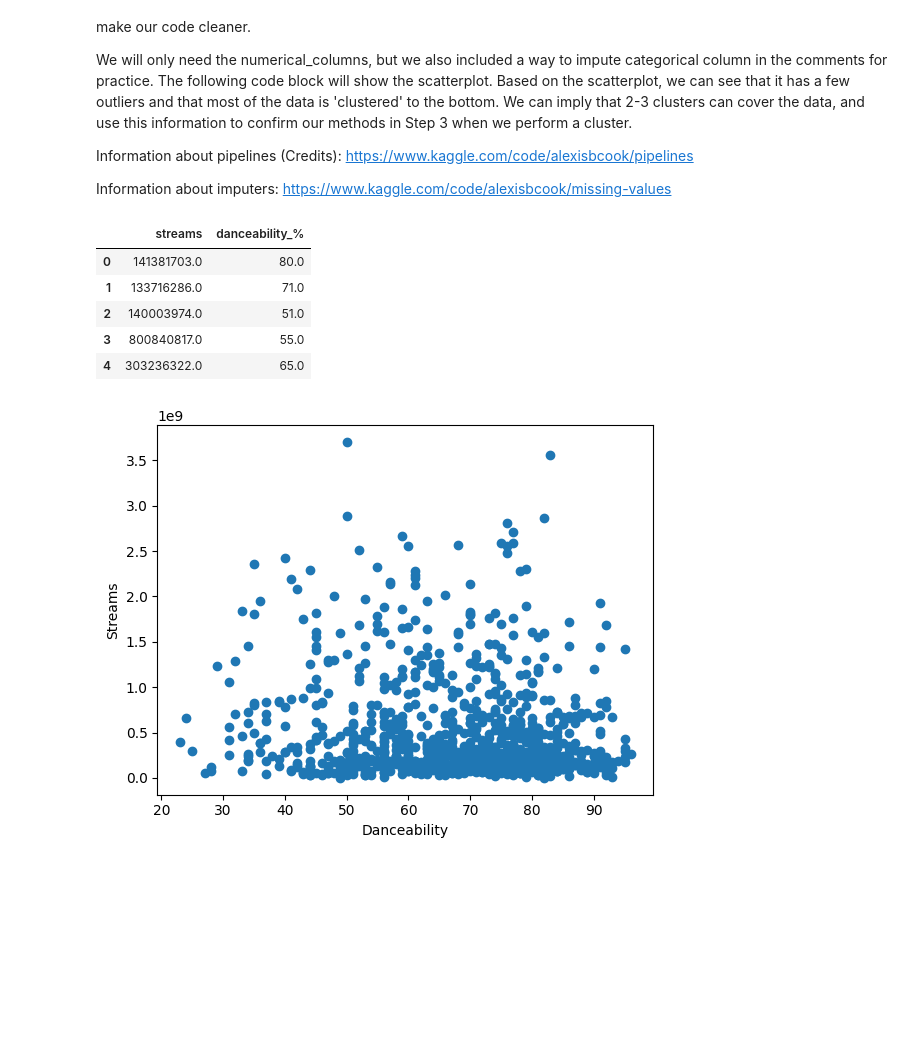
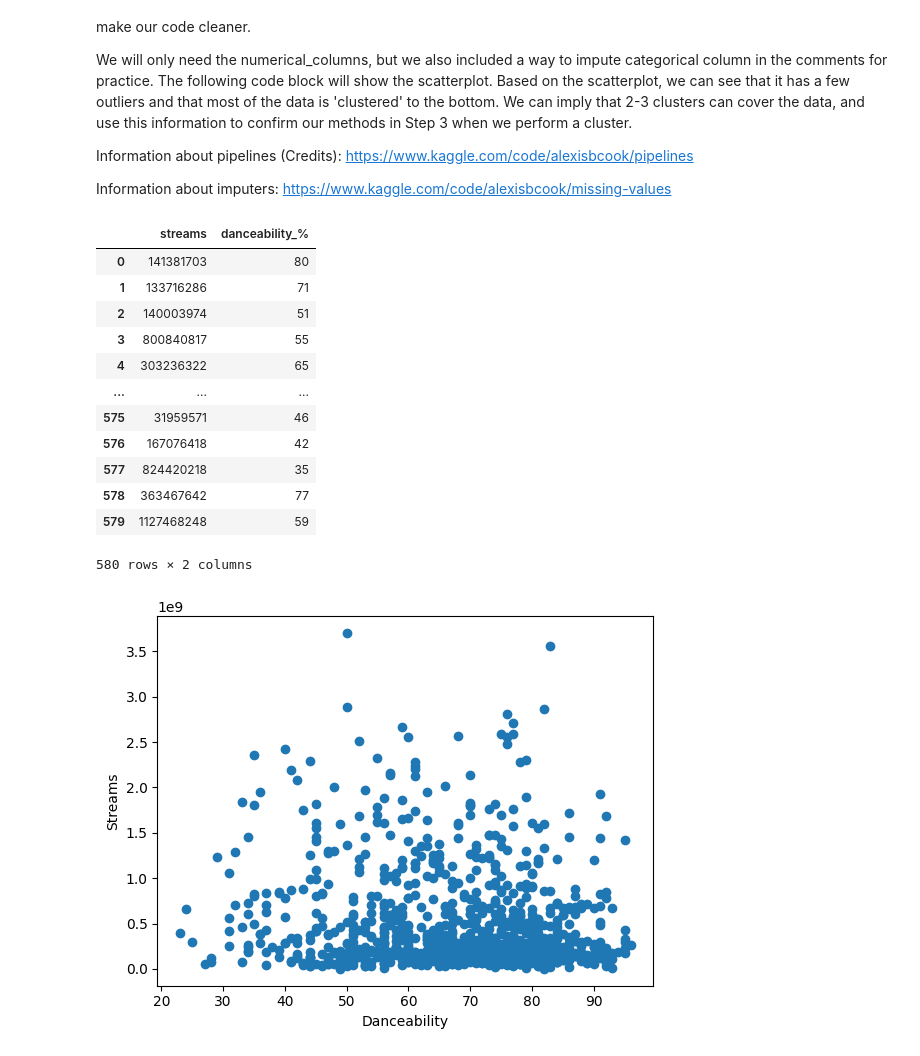
Before and after one commit to CIC-Research/Data-Science-Project, a Jupyter notebook: main.ipynb, the cells around one changed output. Saved outputs shown, nothing was run; the diff lists cells and outputs as text; code cells hidden in the pictures; blank space fills up the shorter version.

Commit message:
attempted KNN for classification, turned Dataframe floats into Integers, discrete values for classification

```diff
--- a/main.ipynb
+++ b/main.ipynb
@@ -31,6 +31,7 @@ Information about pipelines (Credits): https://www.kaggle.com/code/alexisbcook/p
 
 Information about imputers: https://www.kaggle.com/code/alexisbcook/missing-values
 # %%
+import numpy as np
 from sklearn.pipeline import Pipeline
 from sklearn.impute import SimpleImputer
 from sklearn.compose import ColumnTransformer
@@ -43,38 +44,47 @@ categorical_columns = ['key']
 numerical_transformer = Pipeline(steps=[
     ('imputer', SimpleImputer(strategy='mean'))
 ])
 
 #pipeline set for imputation strategy, the strategy is set to fill in the most frequent string in every missing categorical value
 # categorical_transformer = Pipeline(steps=[
 #     ('imputer', SimpleImputer(strategy='most_frequent'))
 # ])
 
 #organizes preprocessing for next step, determines which transformers to apply for numerical/categorical
 preprocessor = ColumnTransformer(transformers=[
     ('numerical', numerical_transformer, numerical_columns)
    #, ('categorical', categorical_transformer, categorical_columns)
 ])
 
 #sets up next steps for it to preprocessed later, creates pipeline
 pipeline = Pipeline(steps=[
     ('preprocessor', preprocessor)
 ])
 
 #initiates algorithms for imputation on Spotify_data
 Spotify_Pipeline_Data = pipeline.fit_transform(Spotify_Data)
 
 #transforms data into a dataframe using panda
 Spotify_Pipeline_Data = pd.DataFrame(Spotify_Pipeline_Data, columns=numerical_columns) #+categorical_columns)
 
+Spotify_Pipeline_Data = Spotify_Pipeline_Data.astype(int)
+
 #check to see if it is a dataframe
 Spotify_Pipeline_Data.head()
 # %% [output]
 |  | streams | danceability_% |
-| 0 | 141381703.0 | 80.0 |
-| 1 | 133716286.0 | 71.0 |
-| 2 | 140003974.0 | 51.0 |
-| 3 | 800840817.0 | 55.0 |
-| 4 | 303236322.0 | 65.0 |
+| 0 | 141381703 | 80 |
+| 1 | 133716286 | 71 |
+| 2 | 140003974 | 51 |
+| 3 | 800840817 | 55 |
+| 4 | 303236322 | 65 |
+| ... | ... | ... |
+| 575 | 31959571 | 46 |
+| 576 | 167076418 | 42 |
+| 577 | 824420218 | 35 |
+| 578 | 363467642 | 77 |
+| 579 | 1127468248 | 59 |
+580 rows × 2 columns
 # %%
 import matplotlib.pyplot as plt
 
```
Also changed, not shown: parts of 3 cells of this notebook.
